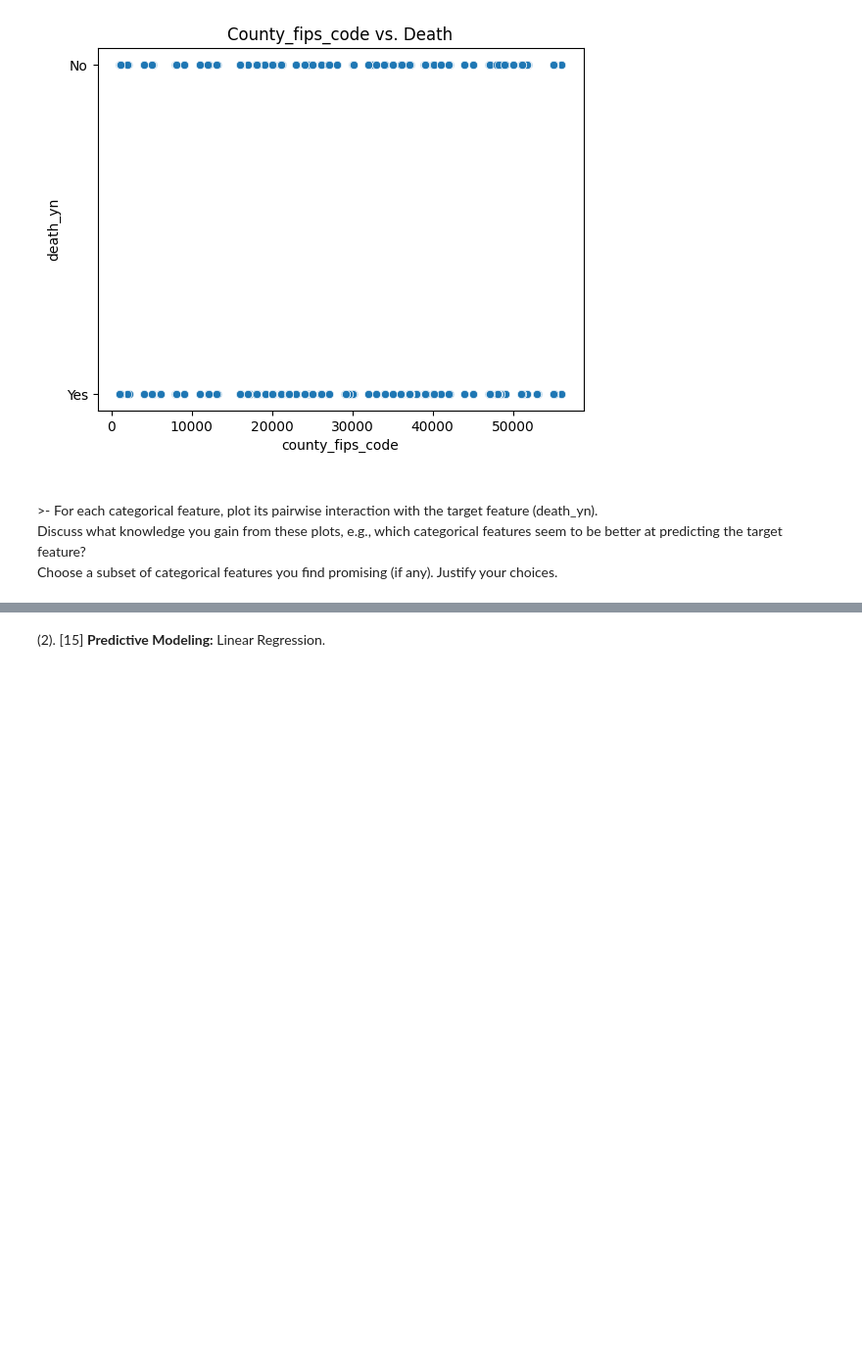
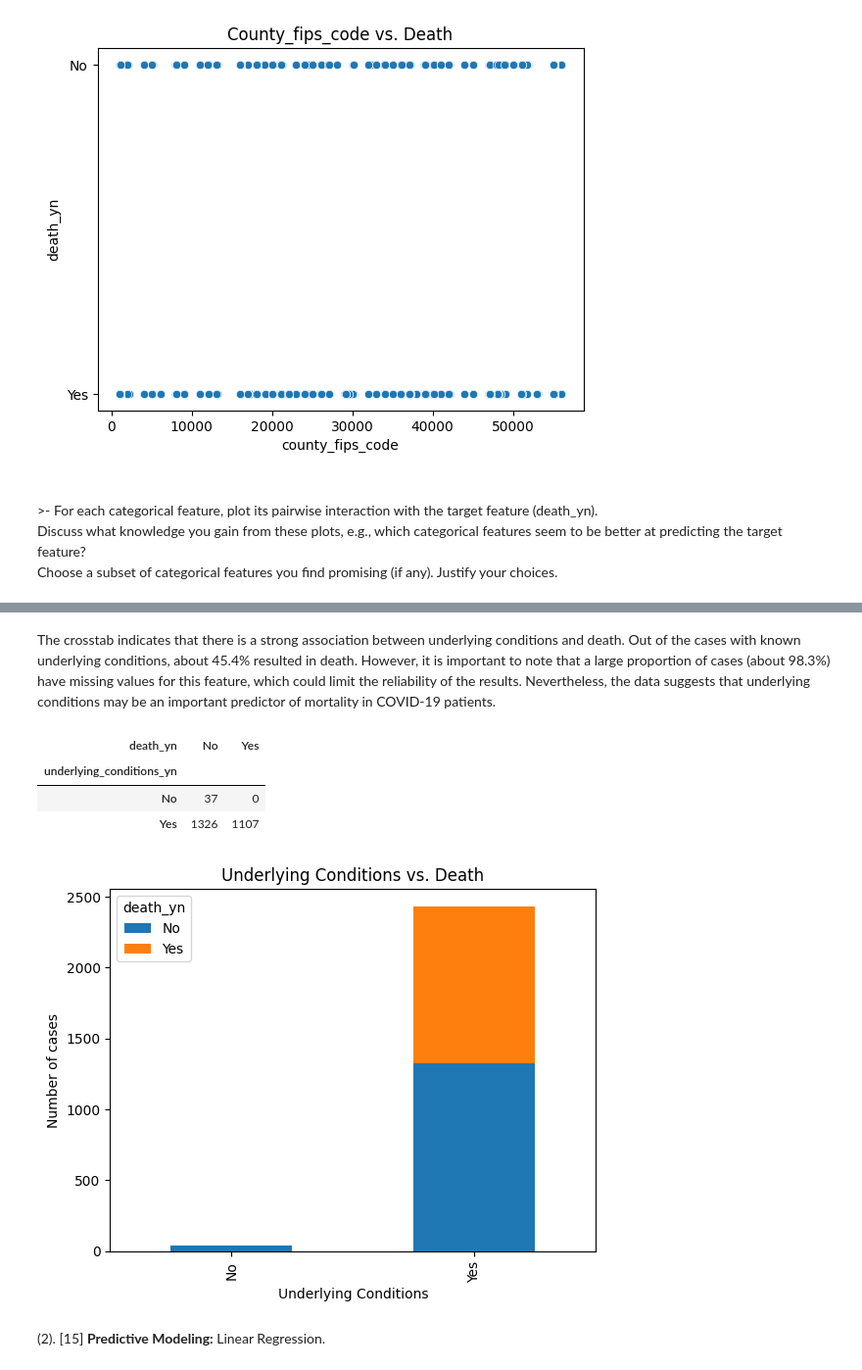
Before and after one commit to paul-od24/data_analytics_hw2, a Jupyter notebook: hw2.ipynb, the cells around one changed output, grey strips where cells are left out. Shown at 98% size. Saved outputs shown, nothing was run; the diff lists cells and outputs as text; code cells hidden in the pictures; blank space fills up the shorter version.

```diff
--- a/hw2.ipynb
+++ b/hw2.ipynb
@@ -463,3 +557,21 @@ for feature in categorical_features:
+# %% [markdown]
+The crosstab indicates that there is a strong association between underlying conditions and death. Out of the cases with known underlying conditions, about 45.4% resulted in death. However, it is important to note that a large proportion of cases (about 98.3%) have missing values for this feature, which could limit the reliability of the results. Nevertheless, the data suggests that underlying conditions may be an important predictor of mortality in COVID-19 patients.
+# %%
+# Display the cross-tabulation between underlying_conditions_yn and death_yn
+display(pd.crosstab(train_data['underlying_conditions_yn'], train_data['death_yn']))
+
+# Plot the interaction between underlying_conditions_yn and death_yn
+pd.crosstab(train_data['underlying_conditions_yn'], train_data['death_yn']).plot(kind='bar', stacked=True)
+plt.title('Underlying Conditions vs. Death')
+plt.xlabel('Underlying Conditions')
+plt.ylabel('Number of cases')
+plt.show()
+# %% [output]
+| death_yn | No | Yes |
+| underlying_conditions_yn |  |  |
+| No | 37 | 0 |
+| Yes | 1326 | 1107 |
+[figure, added]
 # %% [markdown]
 (2). [15] **Predictive Modeling:** Linear Regression.
 # %%
```
Also changed, not shown: parts of 10 cells of this notebook.
